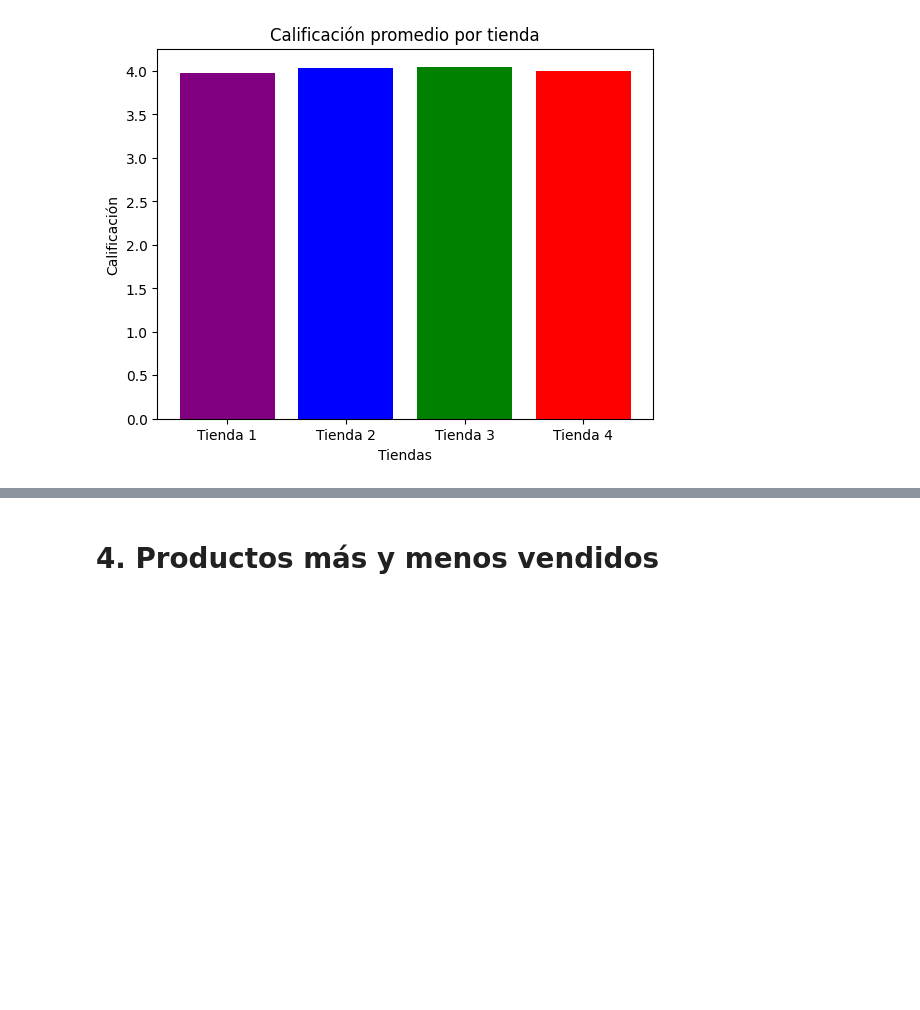
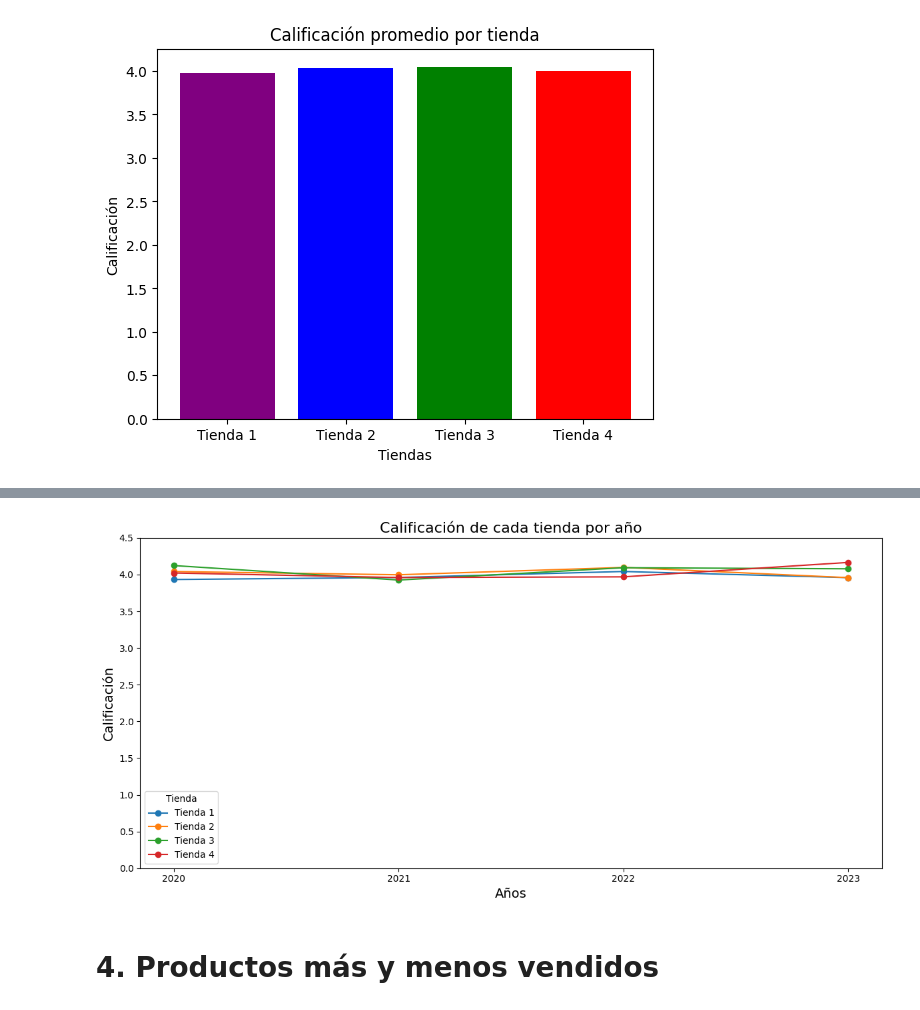
Before and after one commit to OctavioPinoRosas/ChallengeAluraStore, a Jupyter notebook: AluraStoreLatam.ipynb, the cells around one changed output, grey strips where cells are left out. Cells and saved outputs as stored; diff of their text form; code cells hidden in the pictures; blank space fills up the shorter version.

Commit message:
Update average rating per store with average rating per year

```diff
--- a/AluraStoreLatam.ipynb
+++ b/AluraStoreLatam.ipynb
@@ -263,0 +266,12 @@ plt.show()
+# %%
+calificacionTienda1Ano = tienda1.groupby(tienda1['Fecha de Compra'].dt.year)['Calificación'].mean()
+calificacionTienda2Ano = tienda2.groupby(tienda2['Fecha de Compra'].dt.year)['Calificación'].mean()
+calificacionTienda3Ano = tienda3.groupby(tienda3['Fecha de Compra'].dt.year)['Calificación'].mean()
+calificacionTienda4Ano = tienda4.groupby(tienda4['Fecha de Compra'].dt.year)['Calificación'].mean()
+calificacionAno = pd.DataFrame({
+    'Tienda 1': calificacionTienda1Ano,
+    'Tienda 2': calificacionTienda2Ano,
+    'Tienda 3': calificacionTienda3Ano,
+    'Tienda 4': calificacionTienda4Ano
+})
+calificacionAno.head()
@@ -264,3 +285,32 @@ plt.show()
+# %%
+anos = calificacionAno.index.tolist()
+tienda1calificacion = calificacionAno['Tienda 1'].tolist()
+tienda2calificacion = calificacionAno['Tienda 2'].tolist()
+tienda3calificacion = calificacionAno['Tienda 3'].tolist()
+tienda4calificacion = calificacionAno['Tienda 4'].tolist()
+
+# Crear la gráfica
+plt.figure(figsize=(12, 6))
+plt.ylim(0, 4.5)
+
+# Dibujar líneas para cada tienda
+plt.plot(anos, tienda1calificacion, marker='o', label='Tienda 1')
+plt.plot(anos, tienda2calificacion, marker='o', label='Tienda 2')
+plt.plot(anos, tienda3calificacion, marker='o', label='Tienda 3')
+plt.plot(anos, tienda4calificacion, marker='o', label='Tienda 4')
+
+# Configurar etiquetas
+plt.xlabel('Años', fontsize=14)
+plt.ylabel('Calificación', fontsize=14)
+plt.title('Calificación de cada tienda por año', fontsize=16)
+plt.legend(title='Tienda')
+
+# Ajustar diseño
+plt.xticks(ticks=anos)
+plt.tight_layout()
+plt.show()
+# %% [output]
+[figure, added]
 # %% [markdown]
 # 4. Productos más y menos vendidos
 # %%
```
Also changed, not shown: parts of 5 cells of this notebook.
